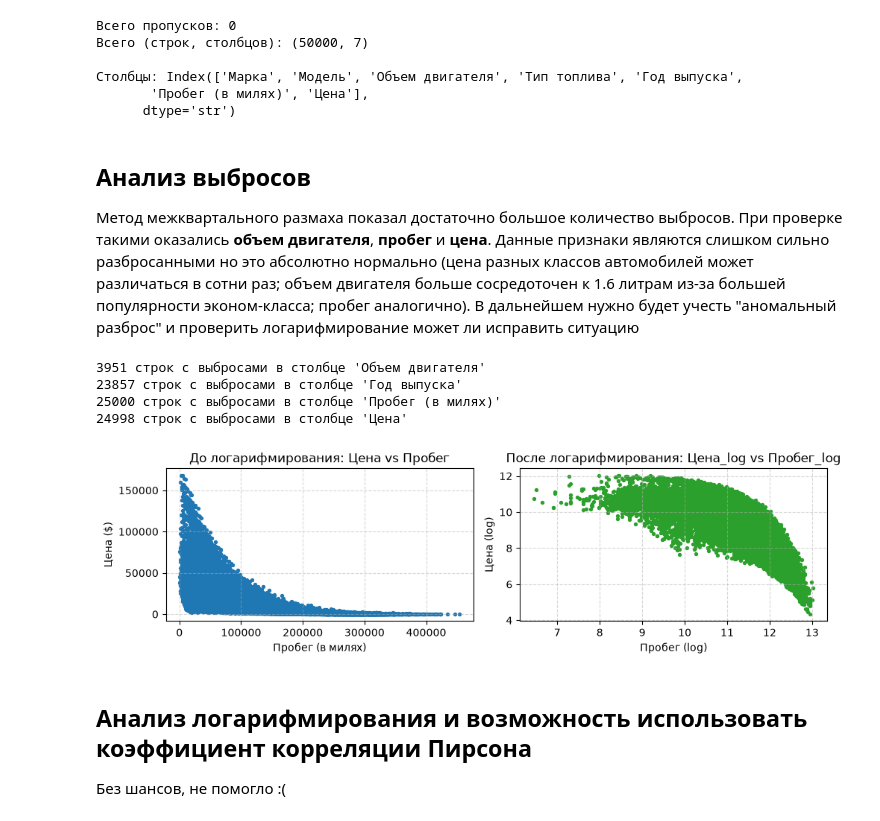
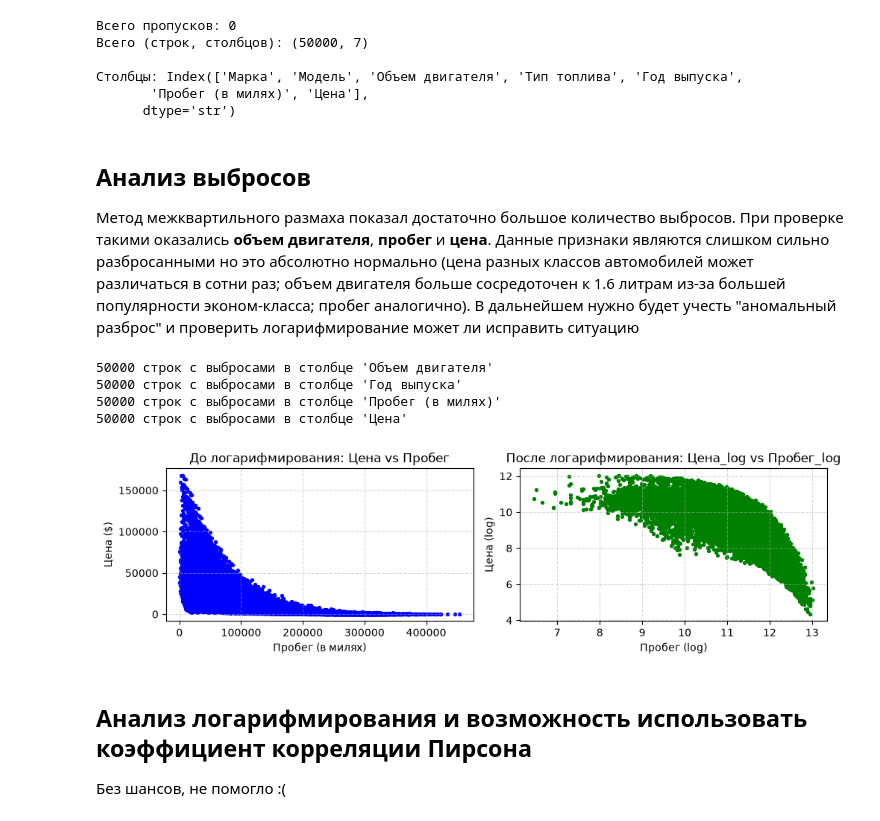
Before and after one commit to SamvelVard/ML, a Jupyter notebook: Used_Car_Sales_Vardanyan.ipynb, the cells around one changed output. Cells and saved outputs as stored; diff of their text form; code cells hidden in the pictures.

```diff
--- a/Used_Car_Sales_Vardanyan.ipynb
+++ b/Used_Car_Sales_Vardanyan.ipynb
@@ -23,44 +24,44 @@ qualitative_variables = ['Марка', 'Модель', 'Тип топлива']
       dtype='str')
 # %% [markdown]
 ## Анализ выбросов
-Метод межквартального размаха показал достаточно большое количество выбросов. При проверке такими оказались **объем двигателя**, **пробег** и **цена**. Данные признаки являются слишком сильно разбросанными но это абсолютно нормально (цена разных классов автомобилей может различаться в сотни раз; объем двигателя больше сосредоточен к 1.6 литрам из-за большей популярности эконом-класса; пробег аналогично). В дальнейшем нужно будет учесть "аномальный разброс" и проверить логарифмирование может ли исправить ситуацию
+Метод межквартильного размаха показал достаточно большое количество выбросов. При проверке такими оказались **объем двигателя**, **пробег** и **цена**. Данные признаки являются слишком сильно разбросанными но это абсолютно нормально (цена разных классов автомобилей может различаться в сотни раз; объем двигателя больше сосредоточен к 1.6 литрам из-за большей популярности эконом-класса; пробег аналогично). В дальнейшем нужно будет учесть "аномальный разброс" и проверить логарифмирование может ли исправить ситуацию
 # %%
 for column in numerical_variables:
     q1 = df[column].quantile(0.25)
     q3 = df[column].quantile(0.75)
-    iqr = q_3 - q_1
+    iqr = q1 - q3
 
     lower_bound = q1 - 1.5 * iqr
     upper_bound = q3 + 1.5 * iqr
     np_trash = df[(df[column] < lower_bound) | (df[column] > upper_bound)]
 
     print(len(np_trash), f"строк с выбросами в столбце '{column}'")
 
 df['Цена_log'] = np.log1p(df['Цена'])
 df['Пробег_log'] = np.log1p(df['Пробег (в милях)'])
 
 fig, axes = plt.subplots(1, 2, figsize=(10, 3))
 
-axes[0].scatter(df['Пробег (в милях)'], df['Цена'], s=8, c='tab:blue')
+axes[0].scatter(df['Пробег (в милях)'], df['Цена'], s=8, c='blue')
 axes[0].set_title('До логарифмирования: Цена vs Пробег', fontsize=12)
 axes[0].set_xlabel('Пробег (в милях)', fontsize=10)
 axes[0].set_ylabel('Цена ($)', fontsize=10)
 axes[0].grid(True, linestyle='--', alpha=0.5)
 
-axes[1].scatter(df['Пробег_log'], df['Цена_log'], s=8, c='tab:green')
+axes[1].scatter(df['Пробег_log'], df['Цена_log'], s=8, c='green')
 axes[1].set_title('После логарифмирования: Цена_log vs Пробег_log', fontsize=12)
 axes[1].set_xlabel('Пробег (log)', fontsize=10)
 axes[1].set_ylabel('Цена (log)', fontsize=10)
 axes[1].grid(True, linestyle='--', alpha=0.5)
 
 plt.tight_layout()
 plt.show()
 # %% [output]
-3951 строк с выбросами в столбце 'Объем двигателя'
-23857 строк с выбросами в столбце 'Год выпуска'
-25000 строк с выбросами в столбце 'Пробег (в милях)'
-24998 строк с выбросами в столбце 'Цена'
+50000 строк с выбросами в столбце 'Объем двигателя'
+50000 строк с выбросами в столбце 'Год выпуска'
+50000 строк с выбросами в столбце 'Пробег (в милях)'
+50000 строк с выбросами в столбце 'Цена'
-[figure, old version]
+[figure, new version]
 # %% [markdown]
 ## Анализ логарифмирования и возможность использовать коэффициент корреляции Пирсона
 
```
Also changed, not shown: parts of 3 cells of this notebook, 4 other files.
